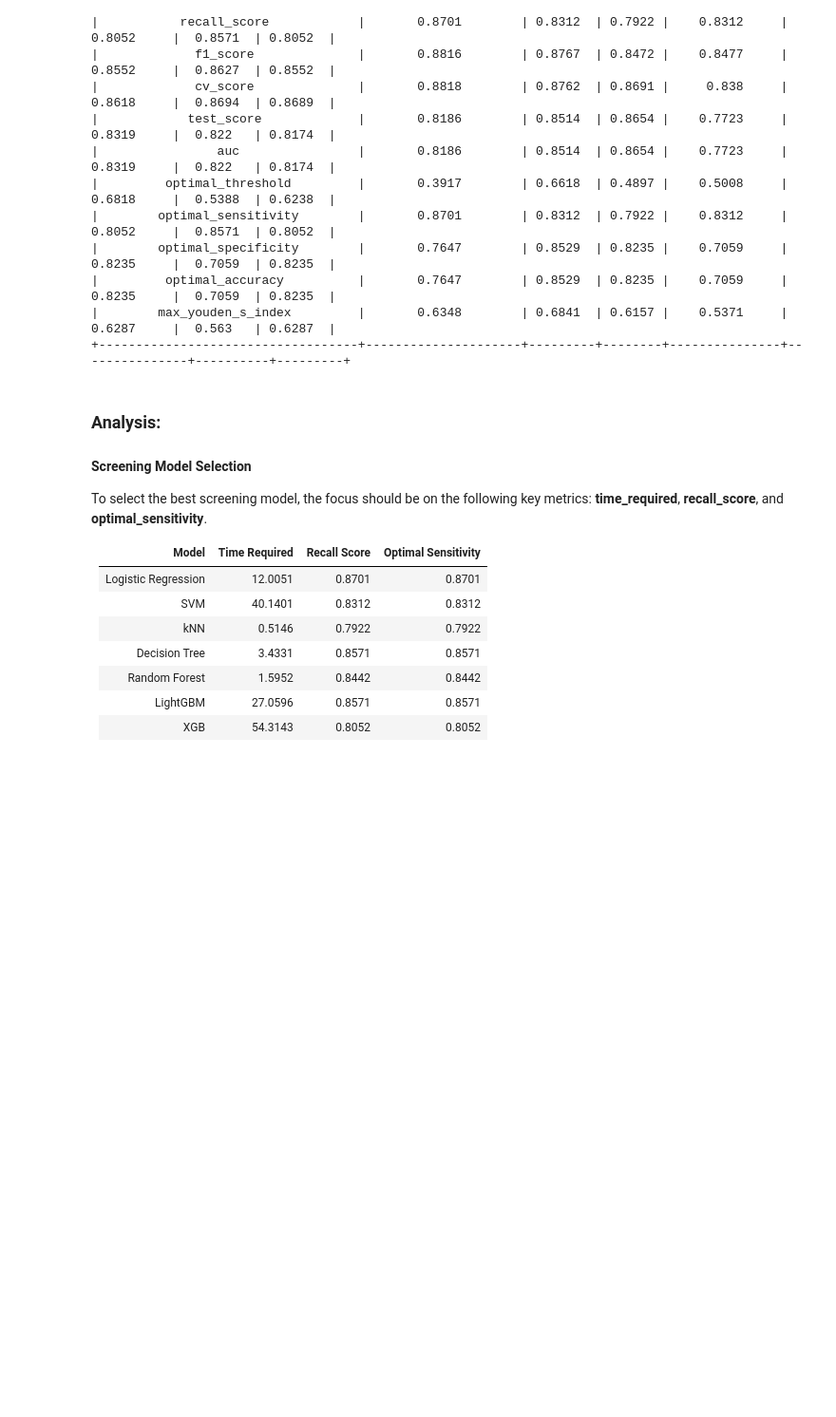
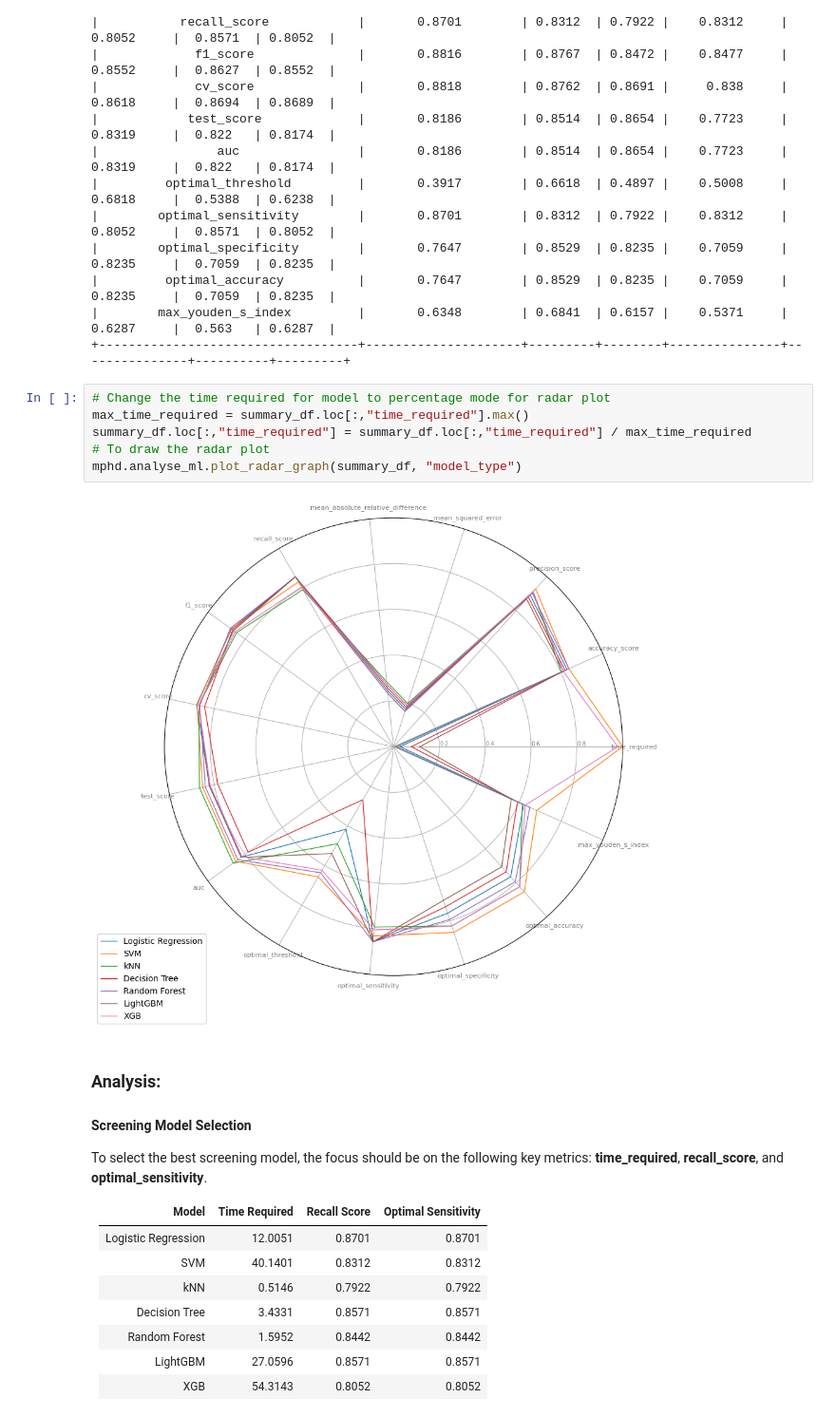
Before and after one commit to WH0102/7046_mphd, a Jupyter notebook: 22110451_assignment_4/assignment_4.ipynb, the cells around one changed output. Shown at 95% size. Cells and saved outputs as stored; diff of their text form; blank space fills up the shorter version.

```diff
--- a/22110451_assignment_4/assignment_4.ipynb
+++ b/22110451_assignment_4/assignment_4.ipynb
@@ -797,6 +797,14 @@ print(summary_df.set_index("model_type").transpose().round(4).to_markdown(tablef
 |         optimal_accuracy          |       0.7647        | 0.8529  | 0.8235 |    0.7059     |    0.8235     |  0.7059  | 0.8235  |
 |        max_youden_s_index         |       0.6348        | 0.6841  | 0.6157 |    0.5371     |    0.6287     |  0.563   | 0.6287  |
 +-----------------------------------+---------------------+---------+--------+---------------+---------------+----------+---------+
+# %%
+# Change the time required for model to percentage mode for radar plot
+max_time_required = summary_df.loc[:,"time_required"].max()
+summary_df.loc[:,"time_required"] = summary_df.loc[:,"time_required"] / max_time_required
+# To draw the radar plot
+mphd.analyse_ml.plot_radar_graph(summary_df, "model_type")
+# %% [output]
+[figure, added]
 # %% [markdown]
 ### Analysis:
 
```
Also changed, not shown: 7 other files.
